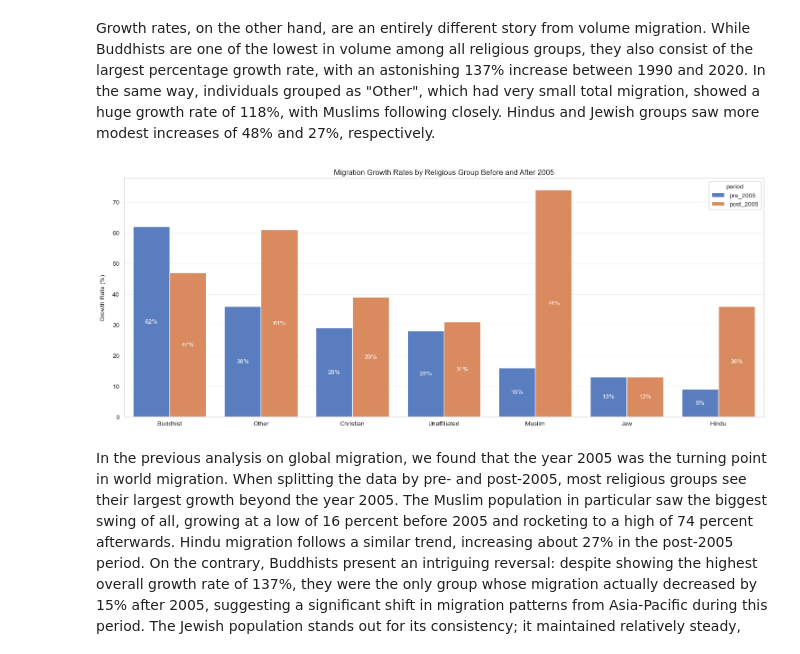
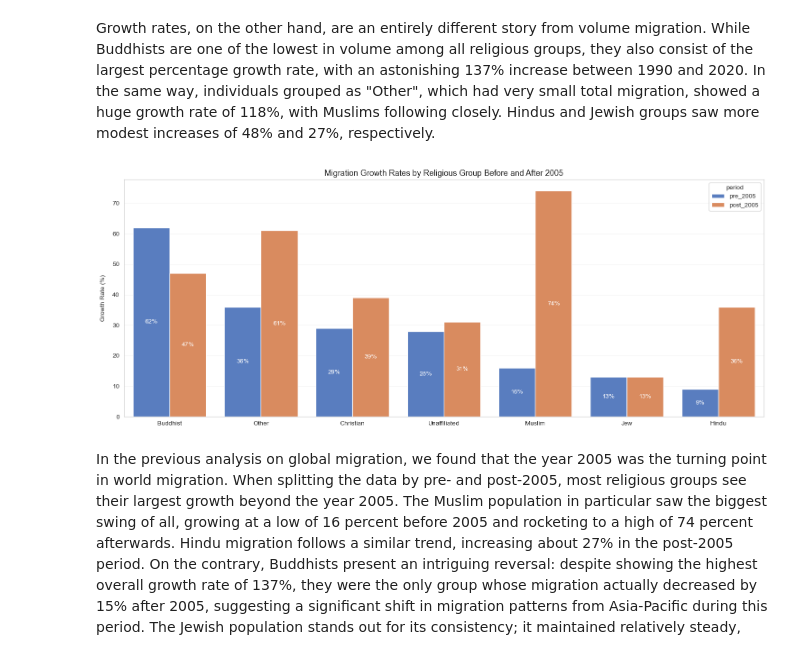
Before and after one commit to kmogarro/portfolio, a Jupyter notebook: python-projects/Global_Religious_Migration_Analysis_1990-2020/global_religious_migration_1990-2020.ipynb, the cells around one changed output. Cells and saved outputs as stored; diff of their text form; code cells hidden in the pictures.

```diff
--- a/python-projects/Global_Religious_Migration_Analysis_1990-2020/global_religious_migration_1990-2020.ipynb
+++ b/python-projects/Global_Religious_Migration_Analysis_1990-2020/global_religious_migration_1990-2020.ipynb
@@ -230,20 +230,20 @@ Growth rates, on the other hand, are an entirely different story from volume mig
 # %%
 plt.figure(figsize=(15, 6))
 
 order = growth_periods_df[growth_periods_df['period'] == 'pre_2005'].sort_values('growth rate', ascending=False)['religion']
 
 ax = sns.barplot(growth_periods_df,
                  x='religion', y='growth rate',
                  hue='period', order=order)
 for container in ax.containers:
     ax.bar_label(container, label_type='center', color='white', fmt=lambda x: f'{x:.0f}%')
 
 plt.xlabel('')
 plt.ylabel('Growth Rate (%)', labelpad=10)
-plt.title('Migration Growth Rates by Religious Group Before and After 2005')
+plt.title('Migration Growth Rates by Religious Group Before and After 2005', size=13)
 plt.tight_layout()
 # %% [output]
-[figure, old version]
+[figure, new version]
 # %% [markdown]
 In the previous analysis on global migration, we found that the year 2005 was the turning point in world migration. When splitting the data by pre- and post-2005, most religious groups see their largest growth beyond the year 2005. The Muslim population in particular saw the biggest swing of all, growing at a low of 16 percent before 2005 and rocketing to a high of 74 percent afterwards. Hindu migration follows a similar trend, increasing about 27% in the post-2005 period. On the contrary, Buddhists present an intriguing reversal: despite showing the highest overall growth rate of 137%, they were the only group whose migration actually decreased by 15% after 2005, suggesting a significant shift in migration patterns from Asia-Pacific during this period. The Jewish population stands out for its consistency; it maintained relatively steady, moderate growth rates through both periods.
 
```
Also changed, not shown: parts of 27 cells of this notebook, 6 other files.
